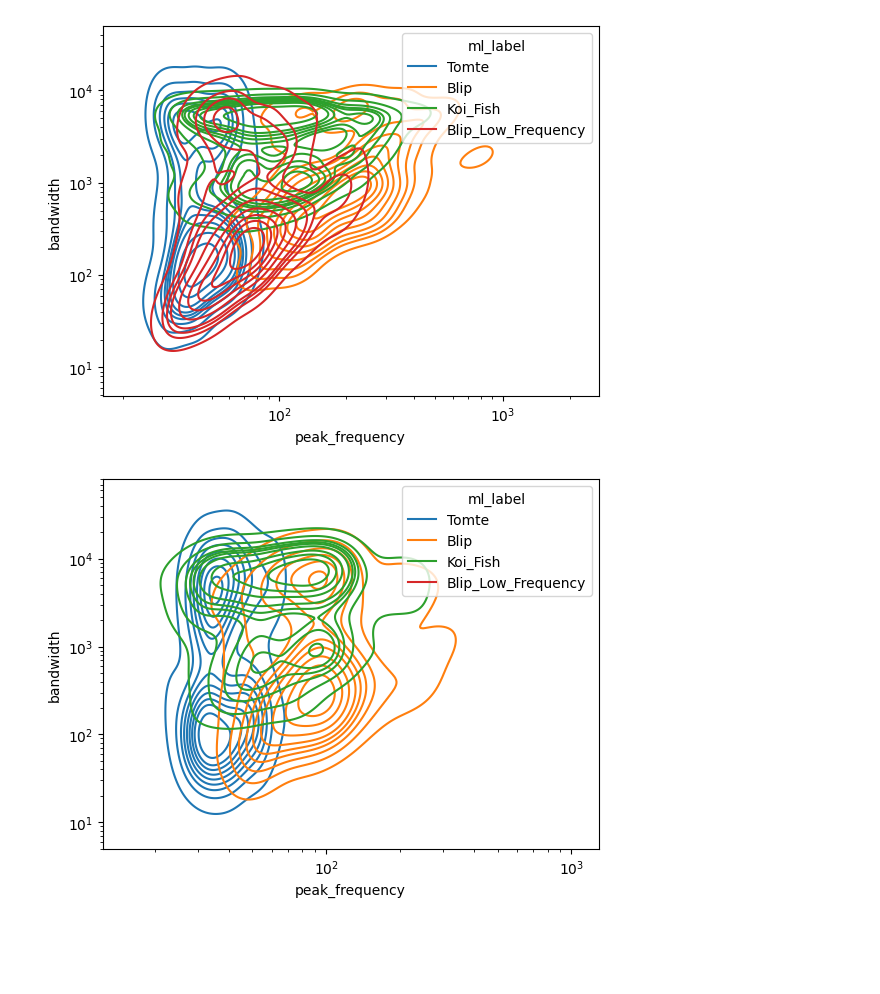
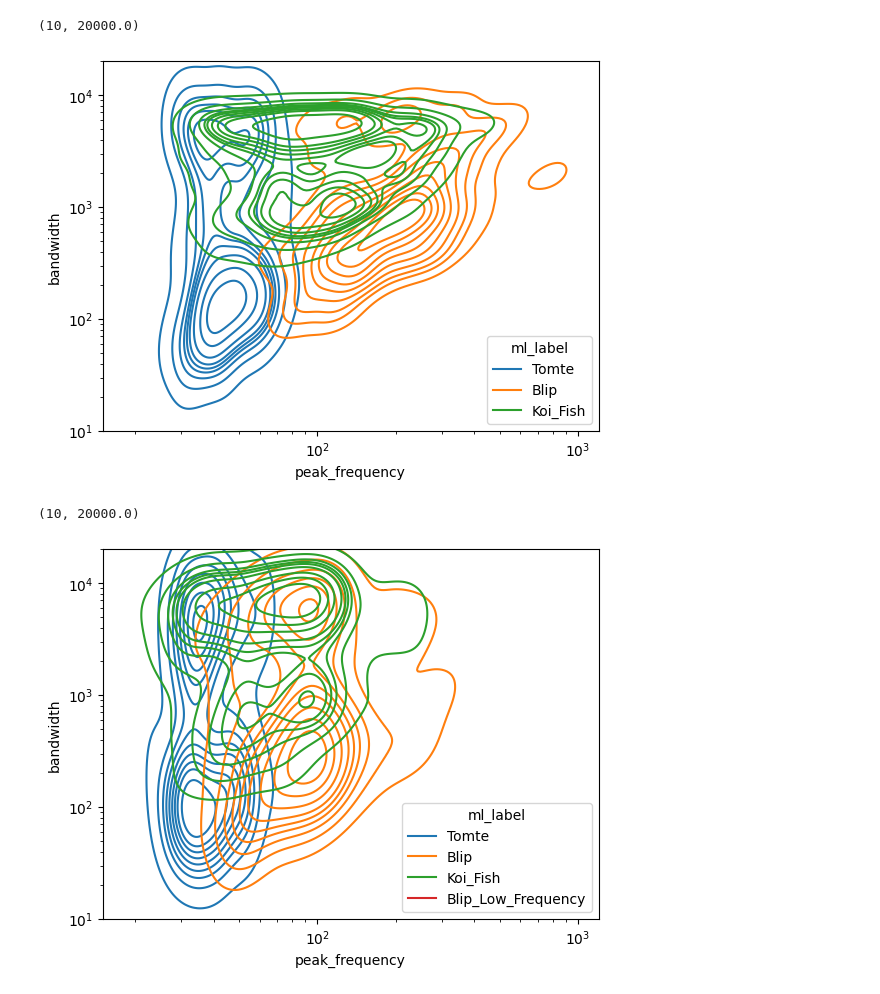
Before and after one commit to andrew-lundgren/antiglitch, a Jupyter notebook: plots/plot_gspy.ipynb, the cells around one changed output. Cells and saved outputs as stored; diff of their text form; code cells hidden in the pictures; blank space fills up the shorter version.

```diff
--- a/plots/plot_gspy.ipynb
+++ b/plots/plot_gspy.ipynb
@@ -81,14 +89,22 @@ fig = sns.kdeplot(gspy.query("ifo == 'L1'"),
 # %%
 fig = sns.kdeplot(gspy.query("ifo == 'H1'"),
                 x='peak_frequency', y='bandwidth',
-                hue='ml_label', hue_order=ml_types,
+                hue='ml_label', hue_order=ml_types[:-1],
                 log_scale=True, common_norm=False)
+sns.move_legend(fig, loc='lower right')
+plt.xlim(15,1200)
+plt.ylim(10,2e4)
 # %% [output]
+(10, 20000.0)
-[figure, old version]
+[figure, new version]
 # %%
 fig = sns.kdeplot(gspy.query("ifo == 'V1'"),
                 x='peak_frequency', y='bandwidth',
                 hue='ml_label', hue_order=ml_types,
                 log_scale=True, common_norm=False)
+sns.move_legend(fig, loc='lower right')
+plt.xlim(15,1200)
+plt.ylim(10,2e4)
 # %% [output]
+(10, 20000.0)
-[figure, old version]
+[figure, new version]
```
Also changed, not shown: parts of 6 cells of this notebook, 2 other files.
